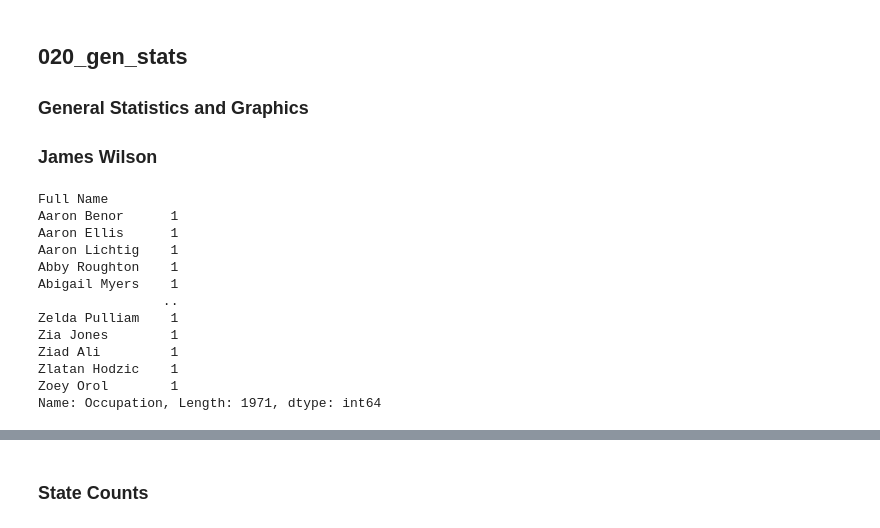
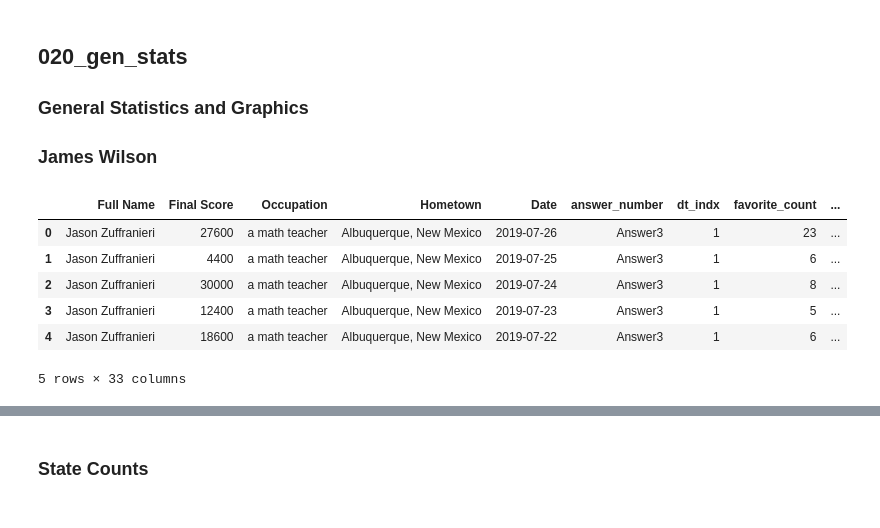
Before and after one commit to JamesWWilson/Jeopardy-Fun-Facts, a Jupyter notebook: Scripts/020_gen_stats.ipynb, the cells around one changed output, grey strips where cells are left out. Saved outputs shown, nothing was run; the diff lists cells and outputs as text; code cells hidden in the pictures.

```diff
--- a/Scripts/020_gen_stats.ipynb
+++ b/Scripts/020_gen_stats.ipynb
@@ -8,3 +8,12 @@ import pandas as pd
 # %%
 # Load Data
 jeopardy_df = pd.read_csv("../Data/clean_jeopardy_data.csv")
+jeopardy_df.columns
+# %% [output]
+|  | Full Name | Final Score | Occupation | Hometown | Date | answer_number | dt_indx | favorite_count | ... |
+| 0 | Jason Zuffranieri | 27600 | a math teacher | Albuquerque, New Mexico | 2019-07-26 | Answer3 | 1 | 23 | ... |
+| 1 | Jason Zuffranieri | 4400 | a math teacher | Albuquerque, New Mexico | 2019-07-25 | Answer3 | 1 | 6 | ... |
+| 2 | Jason Zuffranieri | 30000 | a math teacher | Albuquerque, New Mexico | 2019-07-24 | Answer3 | 1 | 8 | ... |
+| 3 | Jason Zuffranieri | 12400 | a math teacher | Albuquerque, New Mexico | 2019-07-23 | Answer3 | 1 | 5 | ... |
+| 4 | Jason Zuffranieri | 18600 | a math teacher | Albuquerque, New Mexico | 2019-07-22 | Answer3 | 1 | 6 | ... |
+5 rows × 33 columns
@@ -16,17 +19,0 @@ town = jeopardy_df.groupby('Hometown')['Full Name'].nunique()
-# %%
-# Investigate
-jeopardy_df.groupby('Full Name')['Occupation'].nunique()
-# %% [output]
-Full Name
-Aaron Benor      1
-Aaron Ellis      1
-Aaron Lichtig    1
-Abby Roughton    1
-Abigail Myers    1
-                ..
-Zelda Pulliam    1
-Zia Jones        1
-Ziad Ali         1
-Zlatan Hodzic    1
-Zoey Orol        1
-Name: Occupation, Length: 1971, dtype: int64
```
Also changed, not shown: parts of 15 cells of this notebook, 9 other files.
